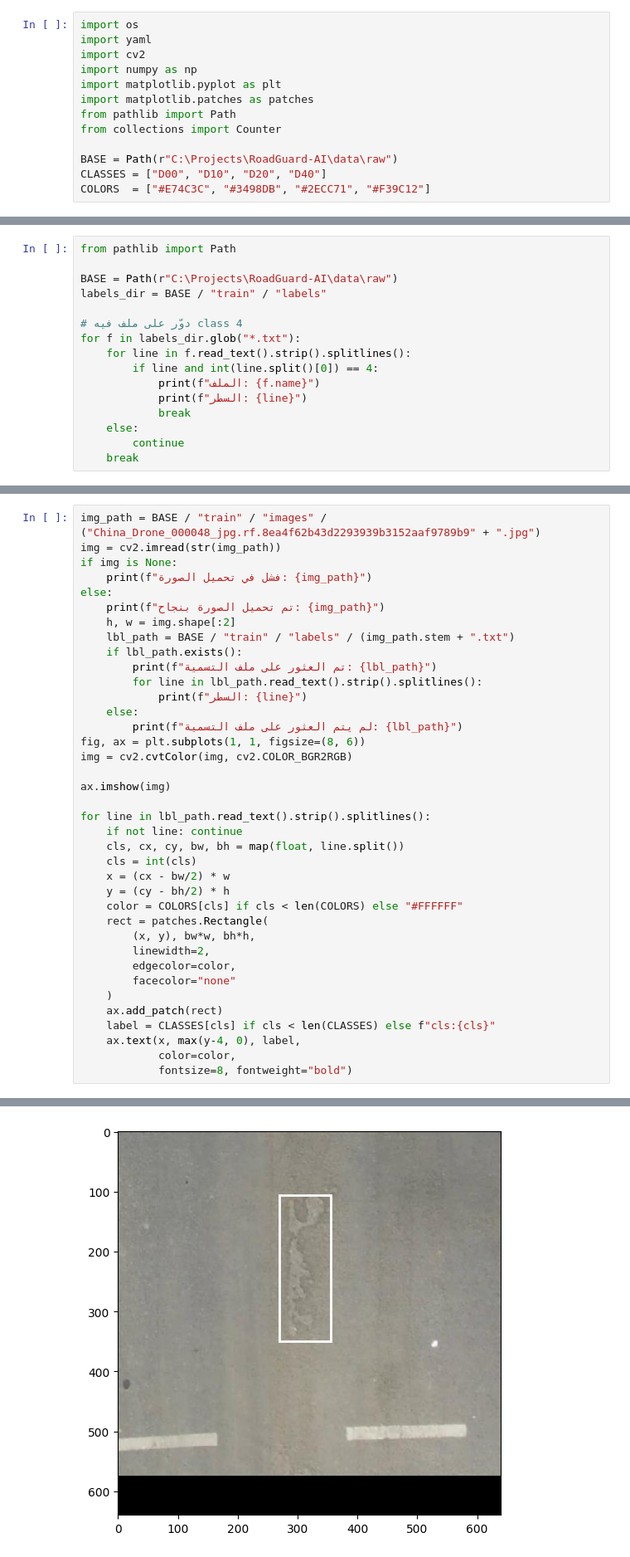
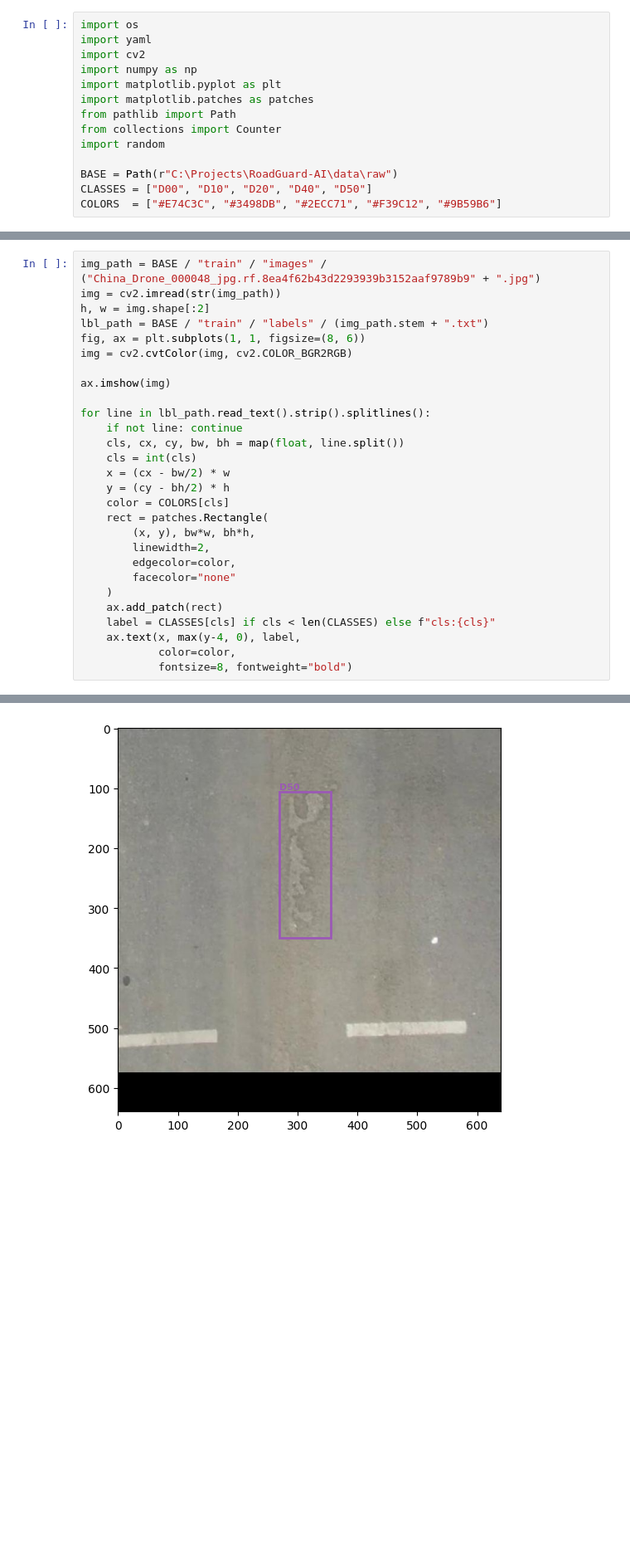
Before and after one commit to KhalilAI1/RoadGuard-AI, a Jupyter notebook: notebooks/01_EDA.ipynb, the cells around one changed output, grey strips where cells are left out. Shown at 83% size. Drawn from its saved outputs; the diff is of its cells as text; blank space fills up the shorter version.

```diff
--- a/notebooks/01_EDA.ipynb
+++ b/notebooks/01_EDA.ipynb
@@ -7,8 +7,9 @@ import matplotlib.pyplot as plt
 import matplotlib.patches as patches
 from pathlib import Path
 from collections import Counter
+import random
 
 BASE = Path(r"C:\Projects\RoadGuard-AI\data\raw")
-CLASSES = ["D00", "D10", "D20", "D40"]
-COLORS  = ["#E74C3C", "#3498DB", "#2ECC71", "#F39C12"]
+CLASSES = ["D00", "D10", "D20", "D40", "D50"]
+COLORS  = ["#E74C3C", "#3498DB", "#2ECC71", "#F39C12", "#9B59B6"]
 # %% [markdown]
@@ -100,16 +103,0 @@ show_samples("train")
-# %%
-from pathlib import Path
-
-BASE = Path(r"C:\Projects\RoadGuard-AI\data\raw")
-labels_dir = BASE / "train" / "labels"
-
-# دوّر على ملف فيه class 4
-for f in labels_dir.glob("*.txt"):
-    for line in f.read_text().strip().splitlines():
-        if line and int(line.split()[0]) == 4:
-            print(f"الملف: {f.name}")
-            print(f"السطر: {line}")
-            break
-    else:
-        continue
-    break
@@ -119,18 +104,8 @@ for f in labels_dir.glob("*.txt"):
 # %%
 img_path = BASE / "train" / "images" / ("China_Drone_000048_jpg.rf.8ea4f62b43d2293939b3152aaf9789b9" + ".jpg")
 img = cv2.imread(str(img_path))
-if img is None:
-    print(f"فشل في تحميل الصورة: {img_path}")
-else:
-    print(f"تم تحميل الصورة بنجاح: {img_path}")
-    h, w = img.shape[:2]
-    lbl_path = BASE / "train" / "labels" / (img_path.stem + ".txt")
-    if lbl_path.exists():
-        print(f"تم العثور على ملف التسمية: {lbl_path}")
-        for line in lbl_path.read_text().strip().splitlines():
-            print(f"السطر: {line}")
-    else:
-        print(f"لم يتم العثور على ملف التسمية: {lbl_path}")
+h, w = img.shape[:2]
+lbl_path = BASE / "train" / "labels" / (img_path.stem + ".txt")
 fig, ax = plt.subplots(1, 1, figsize=(8, 6))
 img = cv2.cvtColor(img, cv2.COLOR_BGR2RGB)
 
@@ -142,7 +117,7 @@ for line in lbl_path.read_text().strip().splitlines():
     cls = int(cls)
     x = (cx - bw/2) * w
     y = (cy - bh/2) * h
-    color = COLORS[cls] if cls < len(COLORS) else "#FFFFFF"
+    color = COLORS[cls]
     rect = patches.Rectangle(
         (x, y), bw*w, bh*h,
         linewidth=2,
@@ -162 +133 @@ IndexError: list index out of range
-[figure, old version]
+[figure, new version]
```
Also changed, not shown: parts of 6 cells of this notebook, 41 other files.
